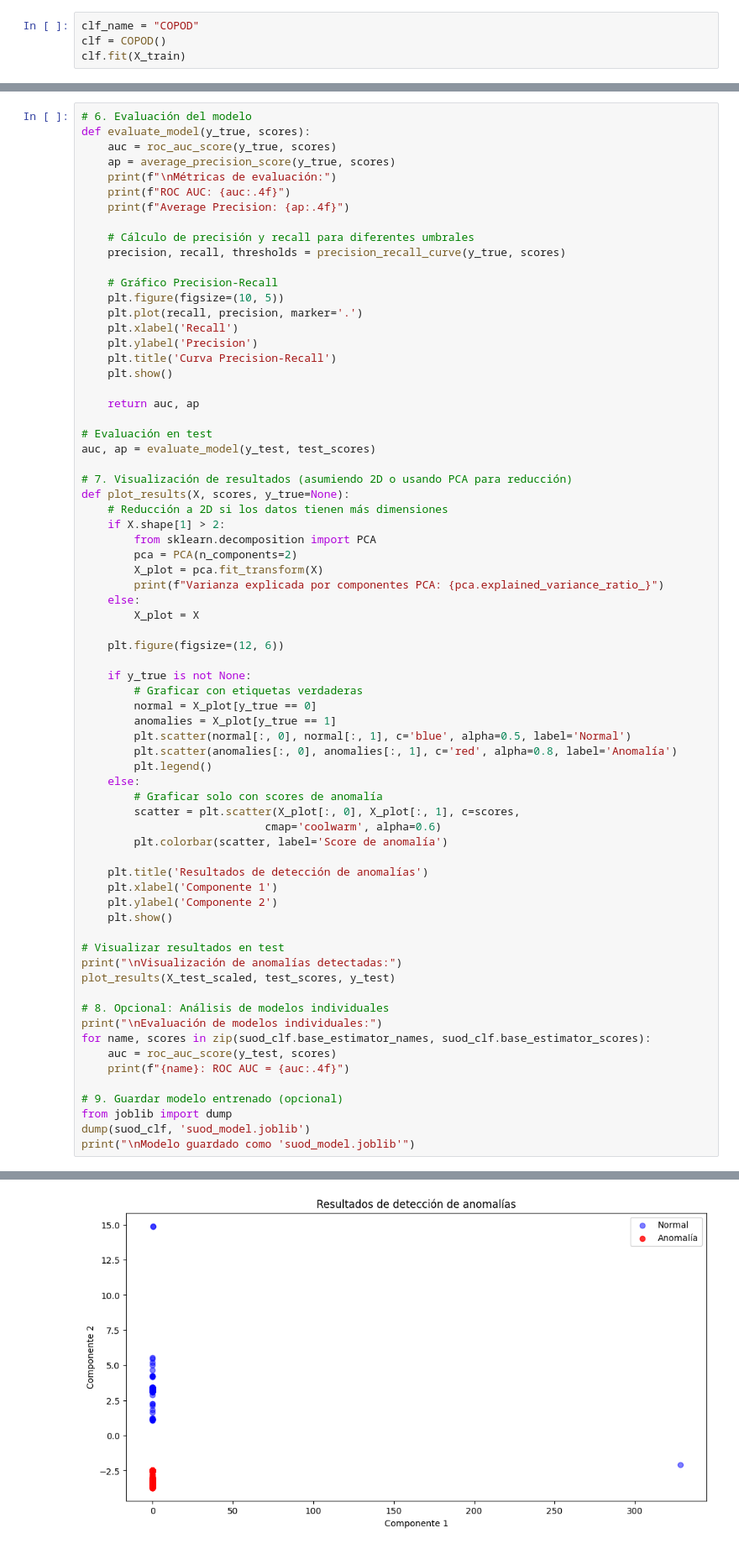
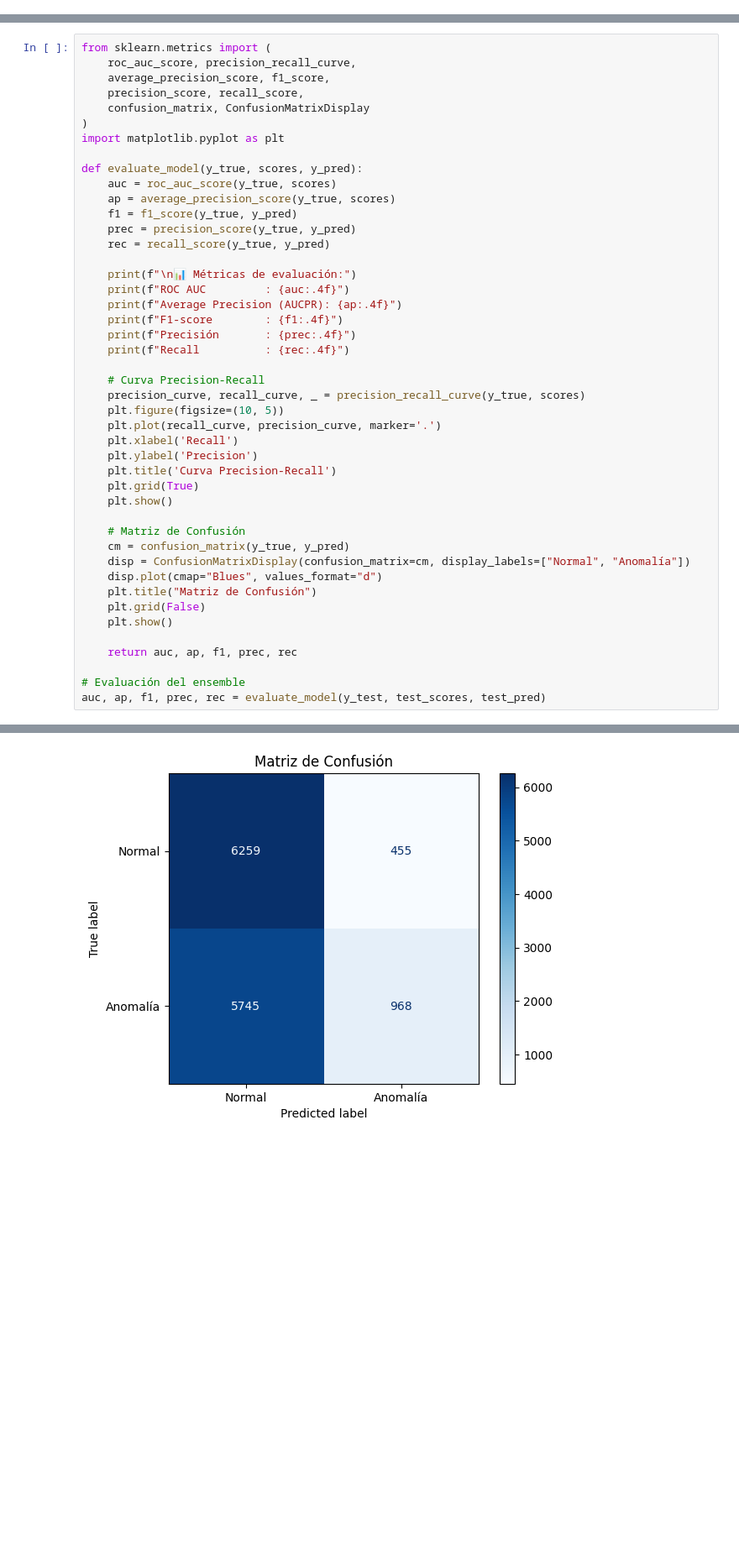
Before and after one commit to BryanEstrada003/OPC-UA-PyOD, a Jupyter notebook: notebooks/training.ipynb, the cells around one changed output, grey strips where cells are left out. Shown: that part at 84% size. Cells and saved outputs as stored; diff of their text form; blank space fills up the shorter version.

Commit message:
initialize training

```diff
--- a/notebooks/training.ipynb
+++ b/notebooks/training.ipynb
@@ -147,4 +176,0 @@ X_test shape: (6714, 18)
-# %%
-clf_name = "COPOD"
-clf = COPOD()
-clf.fit(X_train)
@@ -312,71 +278,46 @@ Parallel Score Prediction without Approximators Total Time: 2.2752676010131836
 # %%
-# 6. Evaluación del modelo
-def evaluate_model(y_true, scores):
+from sklearn.metrics import (
+    roc_auc_score, precision_recall_curve,
+    average_precision_score, f1_score,
+    precision_score, recall_score,
+    confusion_matrix, ConfusionMatrixDisplay
+)
+import matplotlib.pyplot as plt
+
+def evaluate_model(y_true, scores, y_pred):
     auc = roc_auc_score(y_true, scores)
     ap = average_precision_score(y_true, scores)
-    print(f"\nMétricas de evaluación:")
-    print(f"ROC AUC: {auc:.4f}")
-    print(f"Average Precision: {ap:.4f}")
+    f1 = f1_score(y_true, y_pred)
+    prec = precision_score(y_true, y_pred)
+    rec = recall_score(y_true, y_pred)
 
-    # Cálculo de precisión y recall para diferentes umbrales
-    precision, recall, thresholds = precision_recall_curve(y_true, scores)
+    print(f"\n📊 Métricas de evaluación:")
+    print(f"ROC AUC         : {auc:.4f}")
+    print(f"Average Precision (AUCPR): {ap:.4f}")
+    print(f"F1-score        : {f1:.4f}")
+    print(f"Precisión       : {prec:.4f}")
+    print(f"Recall          : {rec:.4f}")
 
-    # Gráfico Precision-Recall
+    # Curva Precision-Recall
+    precision_curve, recall_curve, _ = precision_recall_curve(y_true, scores)
     plt.figure(figsize=(10, 5))
-    plt.plot(recall, precision, marker='.')
+    plt.plot(recall_curve, precision_curve, marker='.')
     plt.xlabel('Recall')
     plt.ylabel('Precision')
     plt.title('Curva Precision-Recall')
+    plt.grid(True)
     plt.show()
 
-    return auc, ap
-
-# Evaluación en test
-auc, ap = evaluate_model(y_test, test_scores)
-
-# 7. Visualización de resultados (asumiendo 2D o usando PCA para reducción)
-def plot_results(X, scores, y_true=None):
-    # Reducción a 2D si los datos tienen más dimensiones
-    if X.shape[1] > 2:
-        from sklearn.decomposition import PCA
-        pca = PCA(n_components=2)
-        X_plot = pca.fit_transform(X)
-        print(f"Varianza explicada por componentes PCA: {pca.explained_variance_ratio_}")
-    else:
-        X_plot = X
-
-    plt.figure(figsize=(12, 6))
-
-    if y_true is not None:
-        # Graficar con etiquetas verdaderas
-        normal = X_plot[y_true == 0]
-        anomalies = X_plot[y_true == 1]
-        plt.scatter(normal[:, 0], normal[:, 1], c='blue', alpha=0.5, label='Normal')
-        plt.scatter(anomalies[:, 0], anomalies[:, 1], c='red', alpha=0.8, label='Anomalía')
-        plt.legend()
-    else:
-        # Graficar solo con scores de anomalía
-        scatter = plt.scatter(X_plot[:, 0], X_plot[:, 1], c=scores,
-                            cmap='coolwarm', alpha=0.6)
-        plt.colorbar(scatter, label='Score de anomalía')
-
-    plt.title('Resultados de detección de anomalías')
-    plt.xlabel('Componente 1')
-    plt.ylabel('Componente 2')
+    # Matriz de Confusión
+    cm = confusion_matrix(y_true, y_pred)
+    disp = ConfusionMatrixDisplay(confusion_matrix=cm, display_labels=["Normal", "Anomalía"])
+    disp.plot(cmap="Blues", values_format="d")
+    plt.title("Matriz de Confusión")
+    plt.grid(False)
     plt.show()
 
-# Visualizar resultados en test
-print("\nVisualización de anomalías detectadas:")
-plot_results(X_test_scaled, test_scores, y_test)
+    return auc, ap, f1, prec, rec
 
-# 8. Opcional: Análisis de modelos individuales
-print("\nEvaluación de modelos individuales:")
-for name, scores in zip(suod_clf.base_estimator_names, suod_clf.base_estimator_scores):
-    auc = roc_auc_score(y_test, scores)
-    print(f"{name}: ROC AUC = {auc:.4f}")
-
-# 9. Guardar modelo entrenado (opcional)
-from joblib import dump
-dump(suod_clf, 'suod_model.joblib')
-print("\nModelo guardado como 'suod_model.joblib'")
+# Evaluación del ensemble
+auc, ap, f1, prec, rec = evaluate_model(y_test, test_scores, test_pred)
 # %% [output]
@@ -389 +331 @@ Varianza explicada por componentes PCA: [0.53270867 0.35425704]
-[figure, old version]
+[figure, new version]
```
Also changed, not shown: parts of 10 cells of this notebook.
